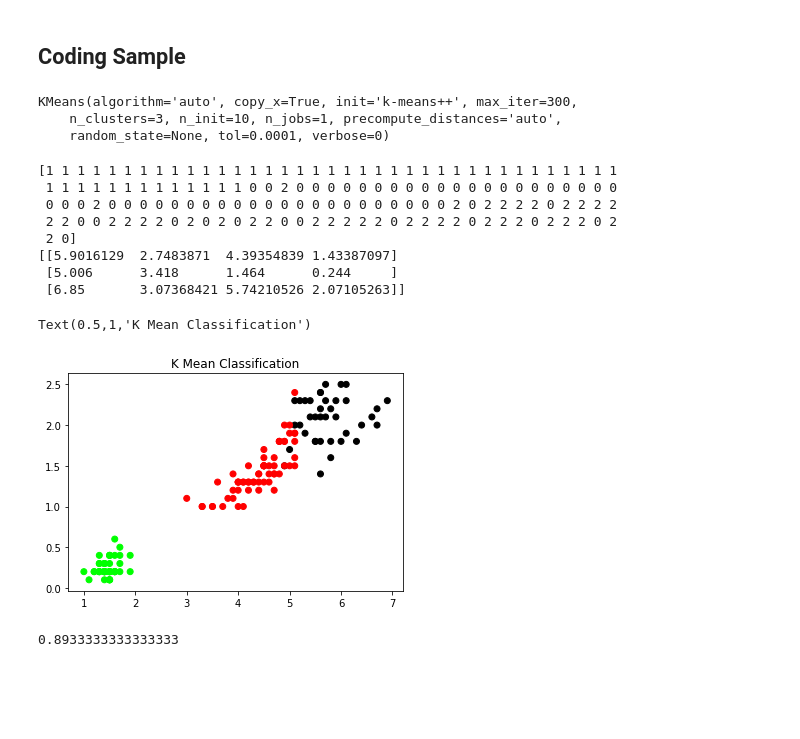
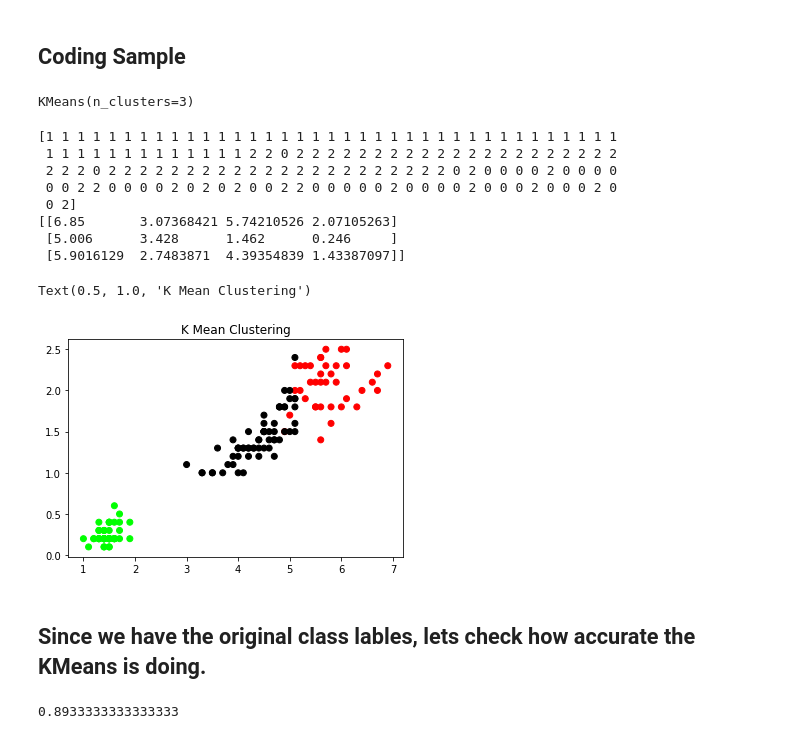
Before and after one commit to bansalkanav/Ultimate-Data-Science-Toolkit---From-Python-Basics-to-GenerativeAI, a Jupyter notebook: 15. K Means/K-Means.ipynb, the cells around one changed output. Saved outputs shown, nothing was run; the diff lists cells and outputs as text; code cells hidden in the pictures; blank space fills up the shorter version.

```diff
--- a/15. K Means/K-Means.ipynb
+++ b/15. K Means/K-Means.ipynb
@@ -51,38 +55,38 @@ import matplotlib.pyplot as plt
 # %%
 iris = datasets.load_iris()
 # %%
-x = pd.DataFrame(iris.data)
-x.columns = ['Sepal_Length','Sepal_Width','Petal_Length','Petal_Width']
+X = pd.DataFrame(iris.data)
+X.columns = ['Sepal_Length','Sepal_Width','Petal_Length','Petal_Width']
 
 y = pd.DataFrame(iris.target)
 y.columns = ['Targets']
 # %%
 model = KMeans(n_clusters=3)
-model.fit(x)
+model.fit(X)
 # %% [output]
-KMeans(algorithm='auto', copy_x=True, init='k-means++', max_iter=300,
-    n_clusters=3, n_init=10, n_jobs=1, precompute_distances='auto',
-    random_state=None, tol=0.0001, verbose=0)
+KMeans(n_clusters=3)
 # %%
 print(model.labels_)
 print(model.cluster_centers_)
 # %% [output]
 [1 1 1 1 1 1 1 1 1 1 1 1 1 1 1 1 1 1 1 1 1 1 1 1 1 1 1 1 1 1 1 1 1 1 1 1 1
- 1 1 1 1 1 1 1 1 1 1 1 1 1 0 0 2 0 0 0 0 0 0 0 0 0 0 0 0 0 0 0 0 0 0 0 0 0
- 0 0 0 2 0 0 0 0 0 0 0 0 0 0 0 0 0 0 0 0 0 0 0 0 0 0 2 0 2 2 2 2 0 2 2 2 2
- 2 2 0 0 2 2 2 2 0 2 0 2 0 2 2 0 0 2 2 2 2 2 0 2 2 2 2 0 2 2 2 0 2 2 2 0 2
- 2 0]
-[[5.9016129  2.7483871  4.39354839 1.43387097]
- [5.006      3.418      1.464      0.244     ]
- [6.85       3.07368421 5.74210526 2.07105263]]
+ 1 1 1 1 1 1 1 1 1 1 1 1 1 2 2 0 2 2 2 2 2 2 2 2 2 2 2 2 2 2 2 2 2 2 2 2 2
+ 2 2 2 0 2 2 2 2 2 2 2 2 2 2 2 2 2 2 2 2 2 2 2 2 2 2 0 2 0 0 0 0 2 0 0 0 0
+ 0 0 2 2 0 0 0 0 2 0 2 0 2 0 0 2 2 0 0 0 0 0 2 0 0 0 0 2 0 0 0 2 0 0 0 2 0
+ 0 2]
+[[6.85       3.07368421 5.74210526 2.07105263]
+ [5.006      3.428      1.462      0.246     ]
+ [5.9016129  2.7483871  4.39354839 1.43387097]]
 # %%
 # Create a colormap
 colormap = np.array(['red', 'lime', 'black'])
 
 # Plot the Original Classifications
-plt.scatter(x.Petal_Length, x.Petal_Width, c=colormap[model.labels_])
-plt.title('K Mean Classification')
+plt.scatter(X.Petal_Length, X.Petal_Width, c=colormap[model.labels_])
+plt.title('K Mean Clustering')
 # %% [output]
-Text(0.5,1,'K Mean Classification')
+Text(0.5, 1.0, 'K Mean Clustering')
-[figure, old version]
+[figure, new version]
+# %% [markdown]
+## Since we have the original class lables, lets check how accurate the KMeans is doing.
 # %%
```
Also changed, not shown: parts of 9 cells of this notebook.
